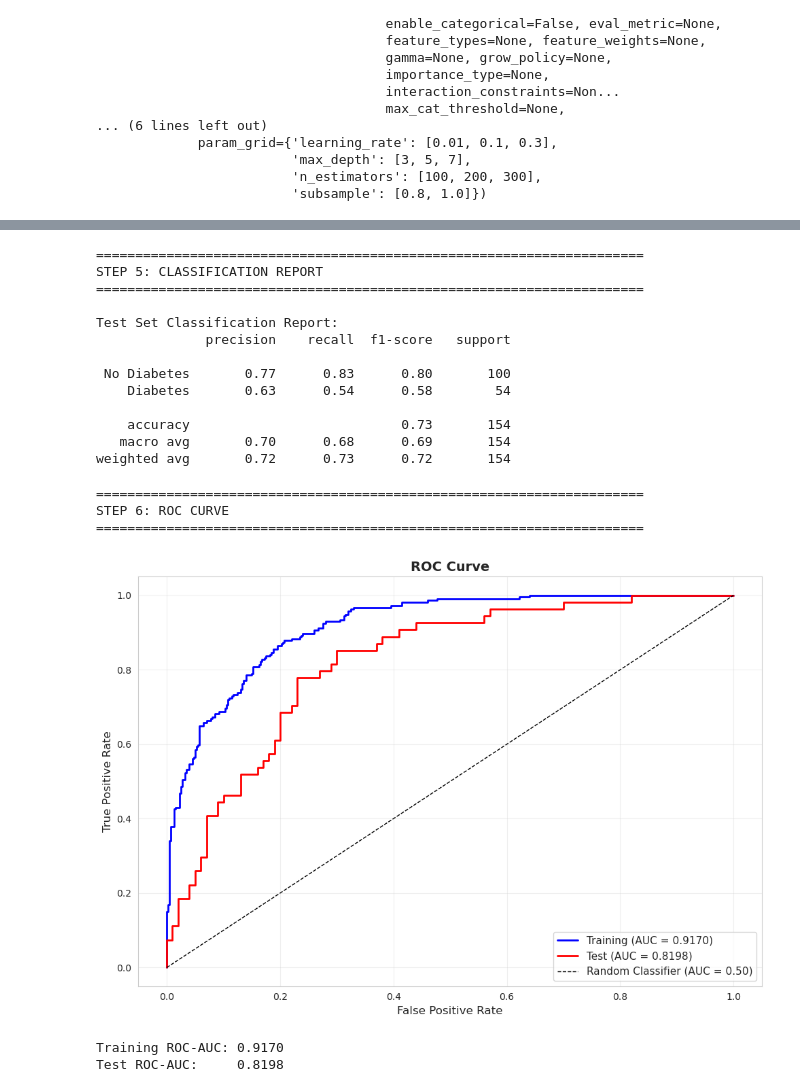
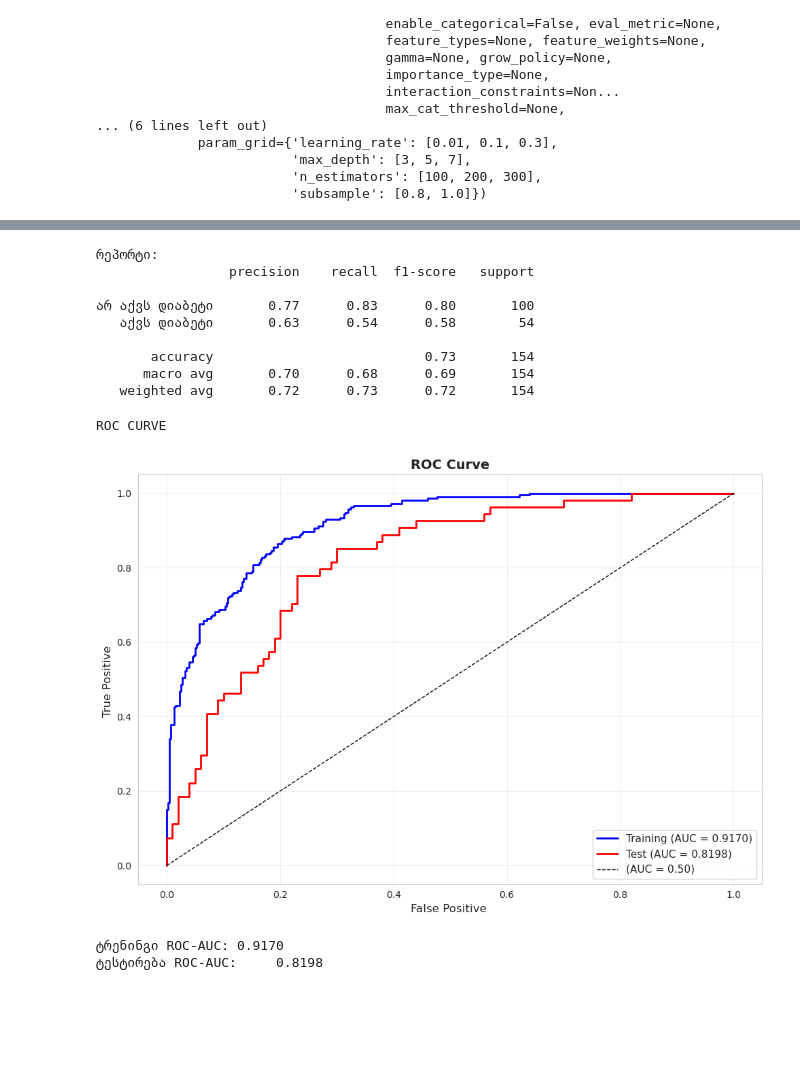
Before and after one commit to giorgiBerika/diabetes_analysis, a Jupyter notebook: main.ipynb, the cells around one changed output, grey strips where cells are left out. Drawn from its saved outputs; the diff is of its cells as text; code cells hidden in the pictures; blank space fills up the shorter version.

```diff
--- a/main.ipynb
+++ b/main.ipynb
@@ -277,17 +293,19 @@ for name, model in models.items():
     y_pred_proba = model.predict_proba(X_test)[:, 1]
 
     results.append({
-        'Model': name,
-        'Accuracy': accuracy_score(y_test, y_pred),
-        'Precision': precision_score(y_test, y_pred),
-        'Recall': recall_score(y_test, y_pred),
-        'F1-Score': f1_score(y_test, y_pred),
+        'მოდელი': name,
+        'აკურატულობა': accuracy_score(y_test, y_pred),
+        'სიზუსტე': precision_score(y_test, y_pred),
+        'გახსენება': recall_score(y_test, y_pred),
+        'F1-ქულა': f1_score(y_test, y_pred),
         'ROC-AUC': roc_auc_score(y_test, y_pred_proba)
     })
 
-results_df = pd.DataFrame(results).set_index('Model')
+results_df = pd.DataFrame(results).set_index('მოდელი')
 print("\n")
 print(results_df.round(4))
+
+# შედეგების მიხედვით შეგვიძლია გამოვავლინოთ საუკეთესო მოდელი
 # %% [output]
 მოდელების შედარება:
 
@@ -300,14 +318,14 @@ XGBoost                0.7273     0.6304  0.5370    0.5800   0.8198
 # %%
 print("\n" + "="*70)
-print("STEP 2: BEST MODEL SELECTION")
+print("მოდელის არჩევა")
 print("="*70)
 
-best_model_name = results_df['F1-Score'].idxmax()
+best_model_name = results_df['F1-ქულა'].idxmax()   # მოვძებნოთ მოდელი რომელსაც ყველაზე მაღალი F1-ქულა აქვს
 best_model = models[best_model_name].best_estimator_
 
-print(f"\n🏆 Best Model: {best_model_name}")
-print(f"   F1-Score: {results_df.loc[best_model_name, 'F1-Score']:.4f}")
-print(f"\n✓ Best Hyperparameters:")
+print(f"საუკეთესო მოდელი: {best_model_name}")
+print(f"   F1-ქულა: {results_df.loc[best_model_name, 'F1-ქულა']:.4f}")
+print(f"საუკეთესო ჰიპერპარამეტრები:")
 for param, value in models[best_model_name].best_params_.items():
     print(f"   {param}: {value}")
 # %% [output]
@@ -414,55 +409,47 @@ Test Confusion Matrix:
 # %%
-print("\n" + "="*70)
-print("STEP 5: CLASSIFICATION REPORT")
-print("="*70)
 
-print("\nTest Set Classification Report:")
+
+print("\nრეპორტი:")
 print(classification_report(y_test, y_test_pred,
-                          target_names=['No Diabetes', 'Diabetes']))
+                          target_names=['არ აქვს დიაბეტი', 'აქვს დიაბეტი']))
 # %% [output]
-======================================================================
-STEP 5: CLASSIFICATION REPORT
-======================================================================
+რეპორტი:
+                 precision    recall  f1-score   support
 
-Test Set Classification Report:
-              precision    recall  f1-score   support
+არ აქვს დიაბეტი       0.77      0.83      0.80       100
+   აქვს დიაბეტი       0.63      0.54      0.58        54
 
- No Diabetes       0.77      0.83      0.80       100
-    Diabetes       0.63      0.54      0.58        54
-
-    accuracy                           0.73       154
-   macro avg       0.70      0.68      0.69       154
-weighted avg       0.72      0.73      0.72       154
+       accuracy                           0.73       154
+      macro avg       0.70      0.68      0.69       154
+   weighted avg       0.72      0.73      0.72       154
 # %%
-print("\n" + "="*70)
-print("STEP 6: ROC CURVE")
-print("="*70)
+
+print("ROC CURVE")
+
 
 fpr_train, tpr_train, _ = roc_curve(y_train, y_train_proba)
 fpr_test, tpr_test, _ = roc_curve(y_test, y_test_proba)
 
 train_auc = roc_auc_score(y_train, y_train_proba)
 test_auc = roc_auc_score(y_test, y_test_proba)
 
 plt.figure(figsize=(10, 7))
 plt.plot(fpr_train, tpr_train, label=f'Training (AUC = {train_auc:.4f})', linewidth=2, color='blue')
 plt.plot(fpr_test, tpr_test, label=f'Test (AUC = {test_auc:.4f})', linewidth=2, color='red')
-plt.plot([0, 1], [0, 1], 'k--', label='Random Classifier (AUC = 0.50)', linewidth=1)
-plt.xlabel('False Positive Rate', fontsize=12)
-plt.ylabel('True Positive Rate', fontsize=12)
+plt.plot([0, 1], [0, 1], 'k--', label='(AUC = 0.50)', linewidth=1)
+plt.xlabel('False Positive ', fontsize=12)
+plt.ylabel('True Positive ', fontsize=12)
 plt.title('ROC Curve', fontsize=14, fontweight='bold')
 plt.legend(loc='lower right', fontsize=11)
 plt.grid(True, alpha=0.3)
 plt.tight_layout()
 plt.show()
 
-print(f"\nTraining ROC-AUC: {train_auc:.4f}")
-print(f"Test ROC-AUC:     {test_auc:.4f}")
+print(f"ტრენინგი ROC-AUC: {train_auc:.4f}")
+print(f"ტესტირება ROC-AUC:     {test_auc:.4f}")
 # %% [output]
-======================================================================
-STEP 6: ROC CURVE
-======================================================================
+ROC CURVE
-[figure, old version]
+[figure, new version]
-Training ROC-AUC: 0.9170
-Test ROC-AUC:     0.8198
+ტრენინგი ROC-AUC: 0.9170
+ტესტირება ROC-AUC:     0.8198
 # %%
```
Also changed, not shown: parts of 11 cells of this notebook.
